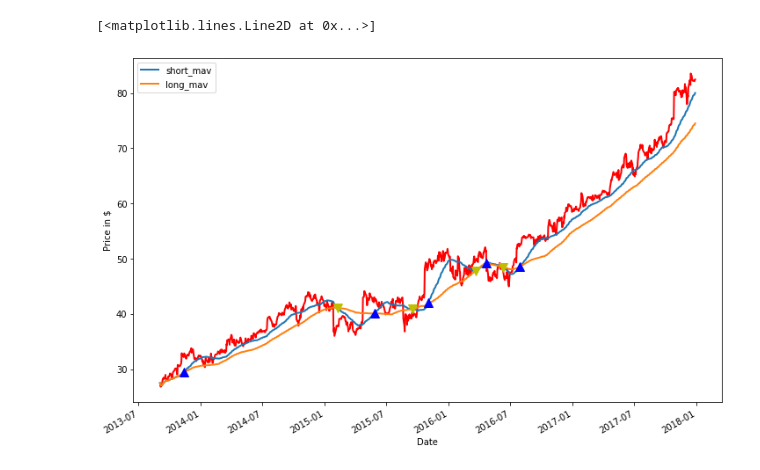
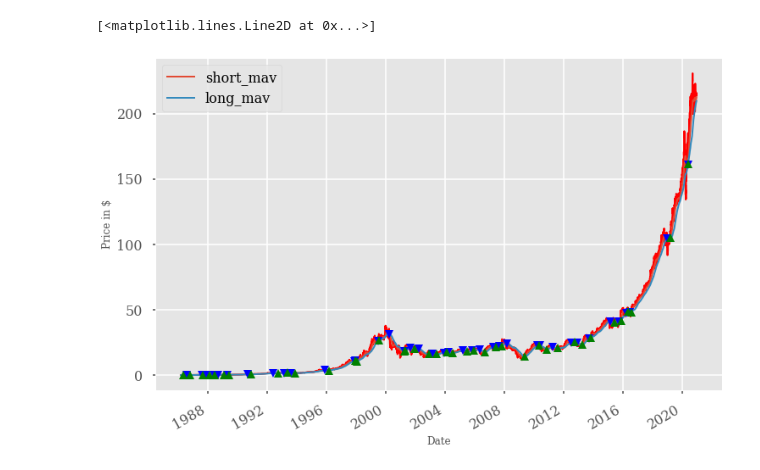
Before and after one commit to ShaanAu/Algo_Trading_Financial_Analysis, a Jupyter notebook: Microsoft SharePrice Analysis.ipynb, the cells around one changed output. Cells and saved outputs as stored; diff of their text form; code cells hidden in the pictures.

Commit message:
updating plots with new style

```diff
--- a/Microsoft SharePrice Analysis.ipynb
+++ b/Microsoft SharePrice Analysis.ipynb
@@ -9,0 +1,13 @@ msft_data = q.get("EOD/MSFT", start_date="2010-01-01", end_date="2018-01-01")
+# %%
+import pandas as pd
+import quandl as q
+import yfinance as yf
+import matplotlib.style as style
+style.available
+style.use('seaborn-poster') #sets the size of the charts
+style.use('ggplot')
+
+plt.rcParams['font.family'] = "serif"
+
+
+msft = yf.Ticker("MSFT")
@@ -10,3 +35,5 @@ msft_data = q.get("EOD/MSFT", start_date="2010-01-01", end_date="2018-01-01")
+# %%
+msft_data = msft.history(period="max")
 # %%
 msft_data.tail()
 # %% [output]
@@ -166,11 +184,11 @@ signal_df = pd.DataFrame(index=msft_data.index)
 signal_df['signal'] = 0.0
 # %%
 # step3: create a short simple moving average over the short lookback period
-signal_df['short_mav'] = msft_data['Adj_Close'].rolling(window=short_lb,                                     min_periods=1, center=False).mean()
+signal_df['short_mav'] = msft_data['Close'].rolling(window=short_lb,                                     min_periods=1, center=False).mean()
 # %%
 # step4: create long simple moving average over the long lookback period
 
-signal_df['long_mav'] = msft_data['Adj_Close'].rolling(window=long_lb, min_periods=1, center=False).mean()
+signal_df['long_mav'] = msft_data['Close'].rolling(window=long_lb, min_periods=1, center=False).mean()
 # %%
 # step5: generate the signals based on the conditional statement
 
@@ -190,22 +220,22 @@ signal_df[signal_df['positions'] == -1.0]
 # %%
-# initialize the plot using plt
-fig = plt.figure()
+# initialize the plot using
+fig = plt.figure(figsize=(20,10))
+
 # Add a subplot and label for y-axis
-
 plt1 = fig.add_subplot(111,  ylabel='Price in $')
-msft_data['Adj_Close'].plot(ax=plt1, color='r', lw=2.)
+msft_data['Close'].plot(ax=plt1, color='r', lw=2.)
 
 # plot the short and long lookback moving averages
 signal_df[['short_mav', 'long_mav']].plot(ax=plt1, lw=2., figsize=(12,8))
 
 # plotting the sell signals
 
-plt1.plot(signal_df.loc[signal_df.positions == -1.0].index,signal_df.short_mav[signal_df.positions == -1.0],'v',markersize=10, color='y')
+plt1.plot(signal_df.loc[signal_df.positions == -1.0].index,signal_df.short_mav[signal_df.positions == -1.0],'v',markersize=10, color='b')
 
 # plotting the buy signals
 
-plt1.plot(signal_df.loc[signal_df.positions == 1.0].index,signal_df.short_mav[signal_df.positions == 1.0],'^', markersize=10, color='b')
+plt1.plot(signal_df.loc[signal_df.positions == 1.0].index,signal_df.short_mav[signal_df.positions == 1.0],'^', markersize=10, color='g')
 # Show the plotplt.show()
 # %% [output]
 [<matplotlib.lines.Line2D at 0x...>]
-[figure, old version]
+[figure, new version]
```
Also changed, not shown: parts of 14 cells of this notebook.
